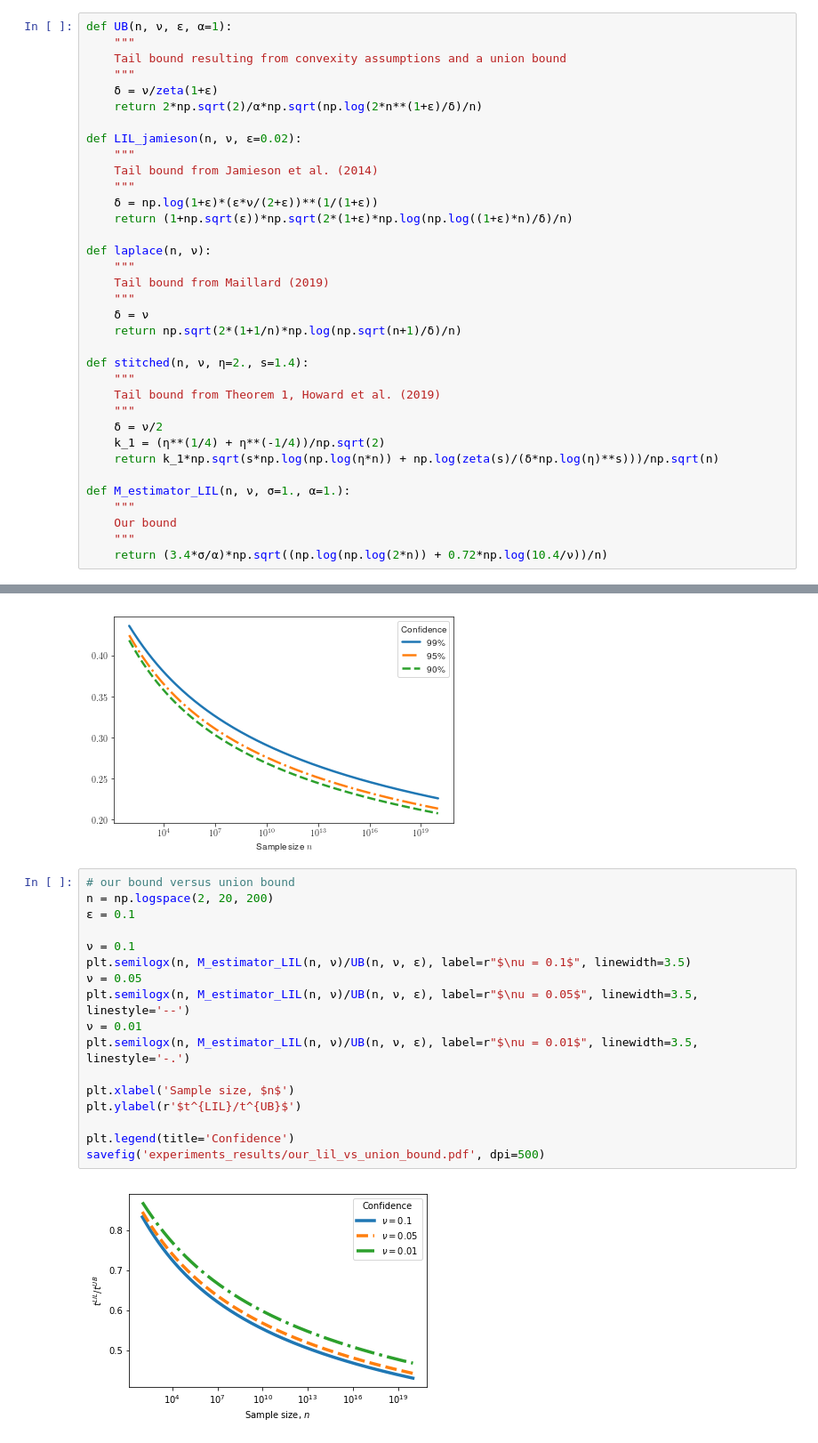
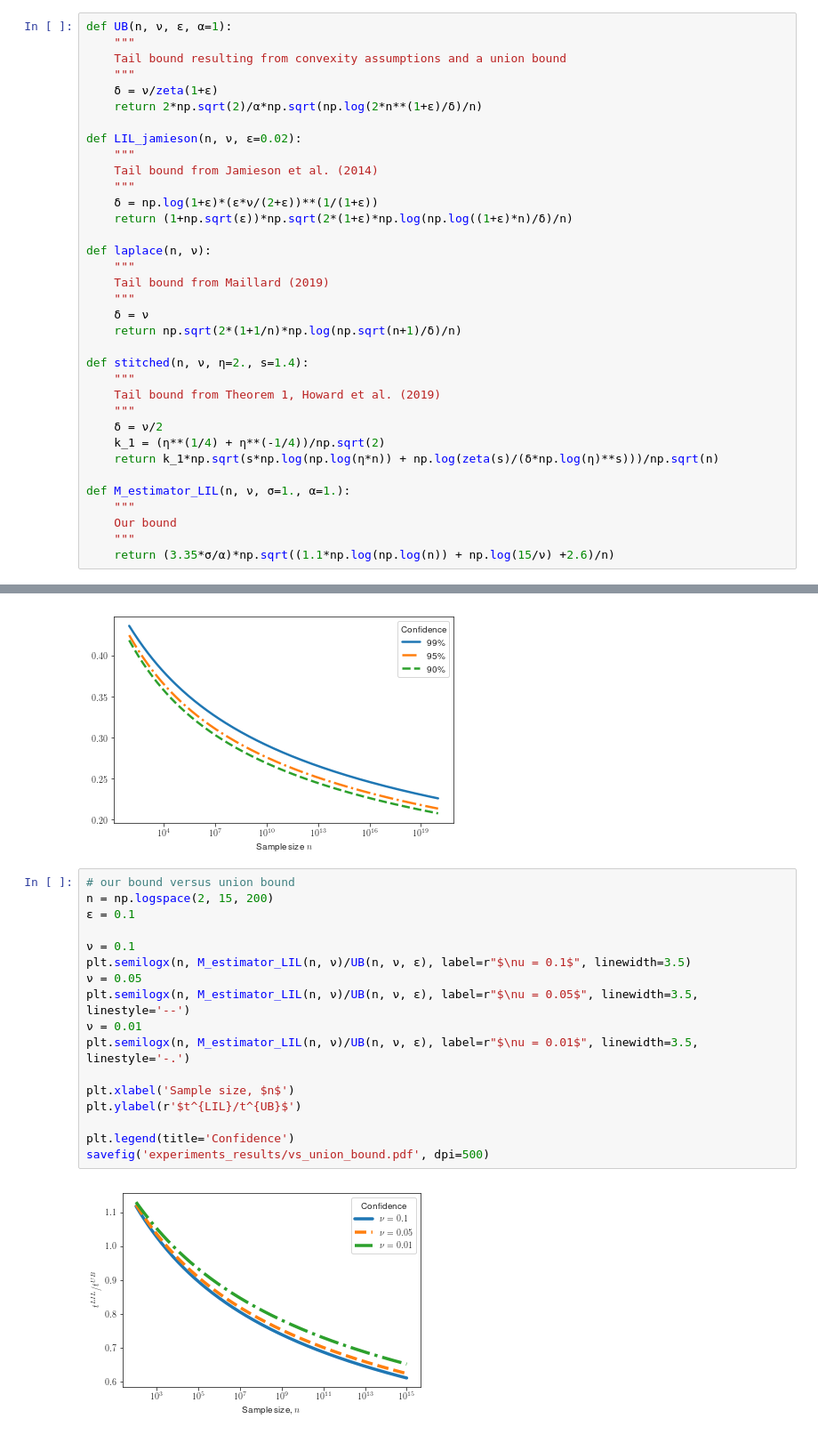
Before and after one commit to NicolasSchreuder/Robust_lilUCB, a Jupyter notebook: BoundComparison.ipynb, the cells around one changed output, grey strips where cells are left out. Shown at 89% size. Saved outputs shown, nothing was run; the diff lists cells and outputs as text.

```diff
--- a/BoundComparison.ipynb
+++ b/BoundComparison.ipynb
@@ -44,7 +46,7 @@ def M_estimator_LIL(n, ν, σ=1., α=1.):
     """
     Our bound
     """
-    return (3.4*σ/α)*np.sqrt((np.log(np.log(2*n)) + 0.72*np.log(10.4/ν))/n)
+    return (3.35*σ/α)*np.sqrt((1.1*np.log(np.log(n)) + np.log(15/ν) +2.6)/n)
 # %%
 sns.set_style("white", {'ytick.left':True, 'xtick.bottom':True})
 
@@ -72,20 +74,20 @@ savefig('experiments_results/stitched_UB_ratio.pdf', dpi=500, bb_inches='tight')
 [figure]
 # %%
 # our bound versus union bound
-n = np.logspace(2, 20, 200)
+n = np.logspace(2, 15, 200)
 ɛ = 0.1
 
 ν = 0.1
 plt.semilogx(n, M_estimator_LIL(n, ν)/UB(n, ν, ɛ), label=r"$\nu = 0.1$", linewidth=3.5)
 ν = 0.05
 plt.semilogx(n, M_estimator_LIL(n, ν)/UB(n, ν, ɛ), label=r"$\nu = 0.05$", linewidth=3.5, linestyle='--')
 ν = 0.01
 plt.semilogx(n, M_estimator_LIL(n, ν)/UB(n, ν, ɛ), label=r"$\nu = 0.01$", linewidth=3.5, linestyle='-.')
 
 plt.xlabel('Sample size, $n$')
 plt.ylabel(r'$t^{LIL}/t^{UB}$')
 
 plt.legend(title='Confidence')
-savefig('experiments_results/our_lil_vs_union_bound.pdf', dpi=500)
+savefig('experiments_results/vs_union_bound.pdf', dpi=500)
 # %% [output]
-[figure, old version]
+[figure, new version]
```
Also changed, not shown: parts of 1 cell of this notebook, 14 other files.
